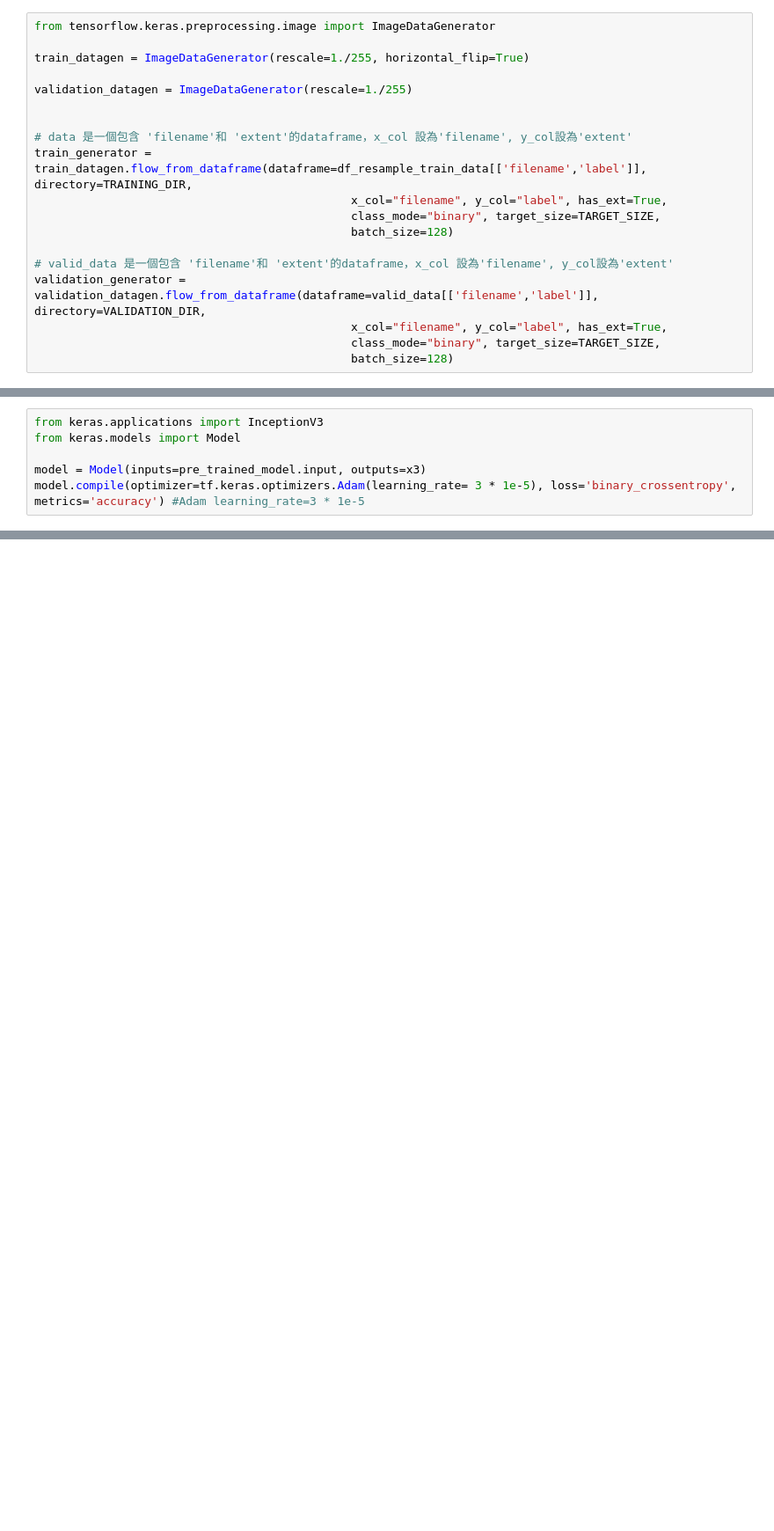
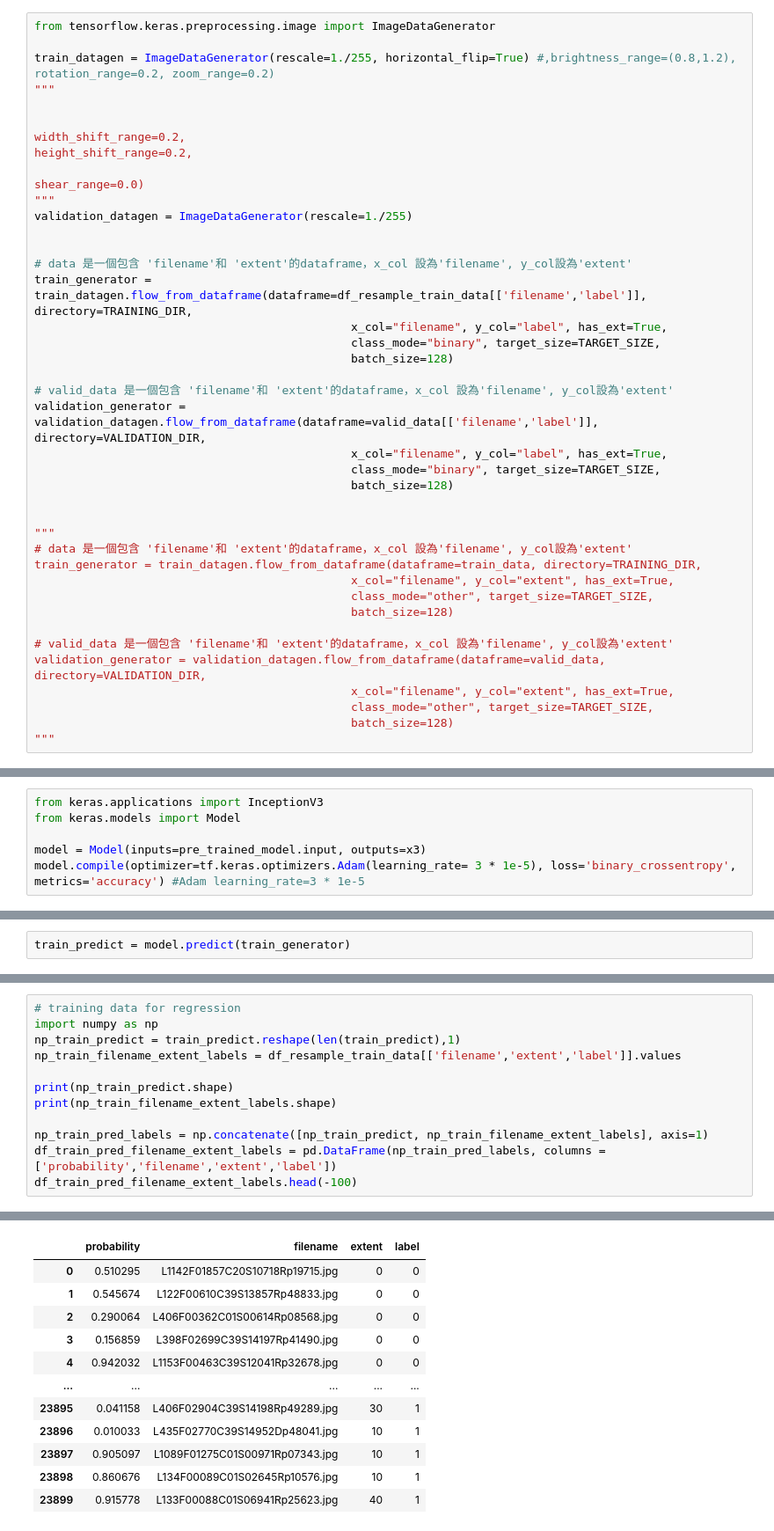
Before and after one commit to ilovec8763/Eyes-on-the-Ground-Challenge-Classifier, a Jupyter notebook: CNN_ver_drought_on_the_ground_Binary_Classifier.ipynb, the cells around one changed output, grey strips where cells are left out. Shown: that part at 88% size. Saved outputs shown, nothing was run; the diff lists cells and outputs as text; blank space fills up the shorter version.

```diff
--- a/CNN_ver_drought_on_the_ground_Binary_Classifier.ipynb
+++ b/CNN_ver_drought_on_the_ground_Binary_Classifier.ipynb
@@ -271,8 +268,15 @@ TARGET_SIZE = (250, 250)
 # %%
 from tensorflow.keras.preprocessing.image import ImageDataGenerator
 
-train_datagen = ImageDataGenerator(rescale=1./255, horizontal_flip=True)
+train_datagen = ImageDataGenerator(rescale=1./255, horizontal_flip=True) #,brightness_range=(0.8,1.2), rotation_range=0.2, zoom_range=0.2)
+"""
 
+
+width_shift_range=0.2,
+height_shift_range=0.2,
+
+shear_range=0.0)
+"""
 validation_datagen = ImageDataGenerator(rescale=1./255)
 
 
@@ -287,6 +291,21 @@ validation_generator = validation_datagen.flow_from_dataframe(dataframe=valid_da
                                               x_col="filename", y_col="label", has_ext=True,
                                               class_mode="binary", target_size=TARGET_SIZE,
                                               batch_size=128)
+
+
+"""
+# data 是一個包含 'filename'和 'extent'的dataframe，x_col 設為'filename', y_col設為'extent'
+train_generator = train_datagen.flow_from_dataframe(dataframe=train_data, directory=TRAINING_DIR,
+                                              x_col="filename", y_col="extent", has_ext=True,
+                                              class_mode="other", target_size=TARGET_SIZE,
+                                              batch_size=128)
+
+# valid_data 是一個包含 'filename'和 'extent'的dataframe，x_col 設為'filename', y_col設為'extent'
+validation_generator = validation_datagen.flow_from_dataframe(dataframe=valid_data, directory=VALIDATION_DIR,
+                                              x_col="filename", y_col="extent", has_ext=True,
+                                              class_mode="other", target_size=TARGET_SIZE,
+                                              batch_size=128)
+"""
 # %% [output]
 Found 24000 validated image filenames belonging to 2 classes.
 Found 5214 validated image filenames belonging to 2 classes.
@@ -439,3 +458,5 @@ plt.show()
 dict_keys(['loss', 'accuracy', 'val_loss', 'val_accuracy'])
 [figure]
 [figure]
+# %%
+train_predict = model.predict(train_generator)
@@ -441,0 +465,13 @@ dict_keys(['loss', 'accuracy', 'val_loss', 'val_accuracy'])
+# %%
+# training data for regression
+import numpy as np
+np_train_predict = train_predict.reshape(len(train_predict),1)
+np_train_filename_extent_labels = df_resample_train_data[['filename','extent','label']].values
+
+print(np_train_predict.shape)
+print(np_train_filename_extent_labels.shape)
+
+np_train_pred_labels = np.concatenate([np_train_predict, np_train_filename_extent_labels], axis=1)
+df_train_pred_filename_extent_labels = pd.DataFrame(np_train_pred_labels, columns = ['probability','filename','extent','label'])
+df_train_pred_filename_extent_labels.head(-100)
+# %% [output]
@@ -441,0 +480,12 @@ dict_keys(['loss', 'accuracy', 'val_loss', 'val_accuracy'])
+|  | probability | filename | extent | label |
+| 0 | 0.510295 | L1142F01857C20S10718Rp19715.jpg | 0 | 0 |
+| 1 | 0.545674 | L122F00610C39S13857Rp48833.jpg | 0 | 0 |
+| 2 | 0.290064 | L406F00362C01S00614Rp08568.jpg | 0 | 0 |
+| 3 | 0.156859 | L398F02699C39S14197Rp41490.jpg | 0 | 0 |
+| 4 | 0.942032 | L1153F00463C39S12041Rp32678.jpg | 0 | 0 |
+| ... | ... | ... | ... | ... |
+| 23895 | 0.041158 | L406F02904C39S14198Rp49289.jpg | 30 | 1 |
+| 23896 | 0.010033 | L435F02770C39S14952Dp48041.jpg | 10 | 1 |
+| 23897 | 0.905097 | L1089F01275C01S00971Rp07343.jpg | 10 | 1 |
+| 23898 | 0.860676 | L134F00089C01S02645Rp10576.jpg | 10 | 1 |
+| 23899 | 0.915778 | L133F00088C01S06941Rp25623.jpg | 40 | 1 |
```
Also changed, not shown: parts of 5 cells of this notebook.
